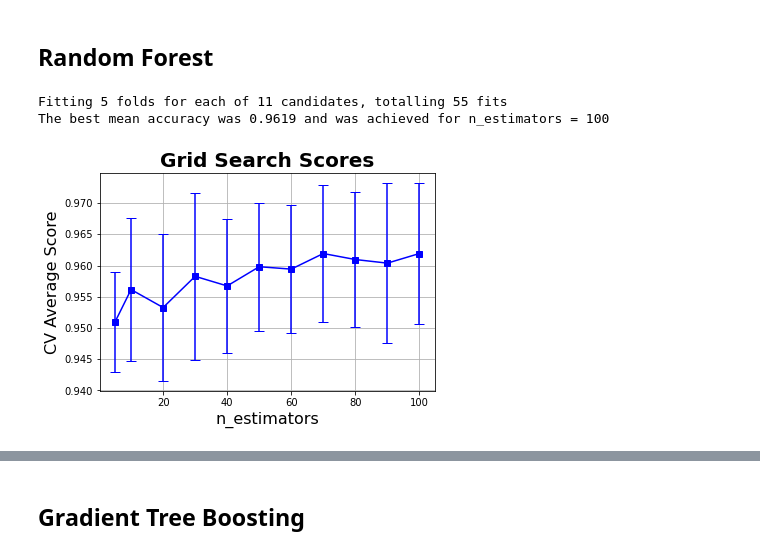
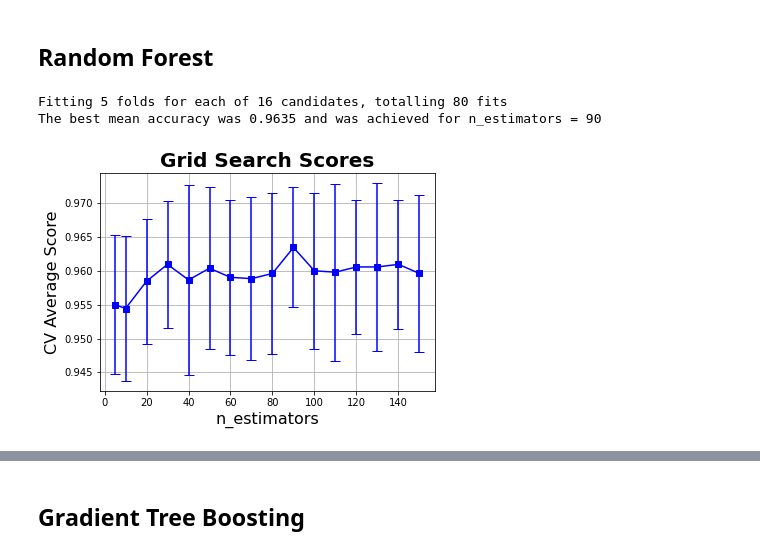
Before and after one commit to vcaitite/machine-learning-exercises, a Jupyter notebook: TP1/Trabalho Prático 1 - Classificação de Exoplanetas.ipynb, the cells around one changed output, grey strips where cells are left out. Saved outputs shown, nothing was run; the diff lists cells and outputs as text; code cells hidden in the pictures.

```diff
--- a/TP1/Trabalho Prático 1 - Classificação de Exoplanetas.ipynb
+++ b/TP1/Trabalho Prático 1 - Classificação de Exoplanetas.ipynb
@@ -272,16 +322,18 @@ Mean Recall: 0.9602+/-0.0048
 # %%
-lst = np.logspace(-3, 2, 10)
+lst = np.logspace(-3, 2, 50)
 # Grid Search application
-grid_params_svm = [{'SVM__C': lst}]
+grid_params_svm = [{'SVM__C': lst,
+                   'SVM__gamma' : ['auto', 'scale']}]
 pipe_svm = Pipeline([('scaler',  MinMaxScaler()),
-            ('SVM', svm.SVC(kernel="sigmoid", gamma='scale'))])
+            ('SVM', svm.SVC(kernel="sigmoid"))])
 clf = GridSearchCV(pipe_svm, grid_params_svm , scoring='accuracy', refit=True, cv=5, verbose=1)
 # Run fit with all sets of parameters.
 clf.fit(X, y)
 # Results of Grid Search
 C  = clf.best_params_['SVM__C']
+gamma = clf.best_params_['SVM__gamma']
 score = clf.best_score_
-print("The best mean accuracy was " + '{:.4f}'.format(score) + " and was achieved for C = " + str(C) )
-plot_grid_search(clf.cv_results_, lst, 'Cs')
+print("The best mean accuracy was " + '{:.4f}'.format(score) + " and was achieved for C = " + str(C) + "and gamma = " + str(gamma) )
+plot_grid_search_2_params(clf, lst, ['auto', 'scale'], 'Cs', 'gamma')
 # %% [output]
 Fitting 5 folds for each of 10 candidates, totalling 50 fits
@@ -306,9 +360,10 @@ Mean Recall: 0.5881+/-0.0330
 # %% [markdown]
 ### SVM Kernel Polinomial
 # %%
-lst = np.logspace(-3, 2, 10)
+lst = np.logspace(-3, 2, 50)
 # Grid Search application
-grid_params_svm = [{'SVM__C': lst}]
+grid_params_svm = [{'SVM__C': lst,
+                   'SVM__gamma' : ['auto', 'scale']}]
 pipe_svm = Pipeline([('scaler',  MinMaxScaler()),
             ('SVM', svm.SVC(kernel="poly", gamma='scale'))])
 clf = GridSearchCV(pipe_svm, grid_params_svm , scoring='accuracy', refit=True, cv=5, verbose=1)
@@ -316,8 +371,9 @@ clf = GridSearchCV(pipe_svm, grid_params_svm , scoring='accuracy', refit=True, c
 clf.fit(X, y)
 # Results of Grid Search
 C  = clf.best_params_['SVM__C']
+gamma = clf.best_params_['SVM__gamma']
 score = clf.best_score_
-print("The best mean accuracy was " + '{:.4f}'.format(score) + " and was achieved for C = " + str(C) )
-plot_grid_search(clf.cv_results_, lst, 'Cs')
+print("The best mean accuracy was " + '{:.4f}'.format(score) + " and was achieved for C = " + str(C) + "and gamma = " + str(gamma) )
+plot_grid_search_2_params(clf, lst, ['auto', 'scale'], 'Cs', 'gamma')
 # %% [output]
 Fitting 5 folds for each of 10 candidates, totalling 50 fits
@@ -342,9 +400,10 @@ Mean Recall: 0.9581+/-0.0067
 # %% [markdown]
 ### SVM Kernel RBF
 # %%
-lst = np.logspace(-3, 2, 10)
+lst = np.logspace(-3, 2, 50)
 # Grid Search application
-grid_params_svm = [{'SVM__C': lst}]
+grid_params_svm = [{'SVM__C': lst,
+                   'SVM__gamma' : ['auto', 'scale']}]
 pipe_svm = Pipeline([('scaler',  MinMaxScaler()),
             ('SVM', svm.SVC(kernel="rbf", gamma='scale'))])
 clf = GridSearchCV(pipe_svm, grid_params_svm , scoring='accuracy', refit=True, cv=5, verbose=1)
@@ -352,8 +411,9 @@ clf = GridSearchCV(pipe_svm, grid_params_svm , scoring='accuracy', refit=True, c
 clf.fit(X, y)
 # Results of Grid Search
 C  = clf.best_params_['SVM__C']
+gamma = clf.best_params_['SVM__gamma']
 score = clf.best_score_
-print("The best mean accuracy was " + '{:.4f}'.format(score) + " and was achieved for C = " + str(C) )
-plot_grid_search(clf.cv_results_, lst, 'Cs')
+print("The best mean accuracy was " + '{:.4f}'.format(score) + " and was achieved for C = " + str(C) + "and gamma = " + str(gamma) )
+plot_grid_search_2_params(clf, lst, ['auto', 'scale'], 'Cs', 'gamma')
 # %% [output]
 Fitting 5 folds for each of 10 candidates, totalling 50 fits
@@ -398,7 +460,7 @@ print(table)
 # %% [markdown]
 ## k-NN
 # %%
-lst =  list(range(1,10))
+lst =  list(np.linspace(1, 101, 51, dtype=int))
 # Grid Search application
 grid_params_knn = [{'knn__n_neighbors': lst}]
 pipe_knn = Pipeline([('scaler',  MinMaxScaler()),
@@ -434,24 +496,24 @@ Mean Recall: 0.9097+/-0.0223
 # %% [markdown]
 ## Random Forest
 # %%
-lst =  [5, 10, 20, 30, 40, 50, 60, 70, 80, 90, 100]
+lst =  [5, 10, 20, 30, 40, 50, 60, 70, 80, 90, 100, 110, 120, 130, 140, 150]
 # Grid Search application
 # The max depth will be the value encountered in Decision Tree test
 grid_params_random_forest = [{'RandomForest__n_estimators': lst}]
 pipe_random_forest = Pipeline([('scaler',  MinMaxScaler()),
             ('RandomForest', RandomForestClassifier(max_depth = max_depth))])
 clf = GridSearchCV(pipe_random_forest, grid_params_random_forest , scoring='accuracy', refit=True, cv=5, verbose=1)
 # Run fit with all sets of parameters.
 clf.fit(X, y)
 # Results of Grid Search
 n_estimators  = clf.best_params_['RandomForest__n_estimators']
 score = clf.best_score_
 print("The best mean accuracy was " + '{:.4f}'.format(score) + " and was achieved for n_estimators = " + str(n_estimators) )
 plot_grid_search(clf.cv_results_, lst, 'n_estimators')
 # %% [output]
-Fitting 5 folds for each of 11 candidates, totalling 55 fits
-The best mean accuracy was 0.9619 and was achieved for n_estimators = 100
+Fitting 5 folds for each of 16 candidates, totalling 80 fits
+The best mean accuracy was 0.9635 and was achieved for n_estimators = 90
-[figure, old version]
+[figure, new version]
 # %%
 model = RandomForestClassifier
 params = {'n_estimators' : n_estimators, "max_depth" : max_depth}
```
Also changed, not shown: parts of 33 cells of this notebook.
